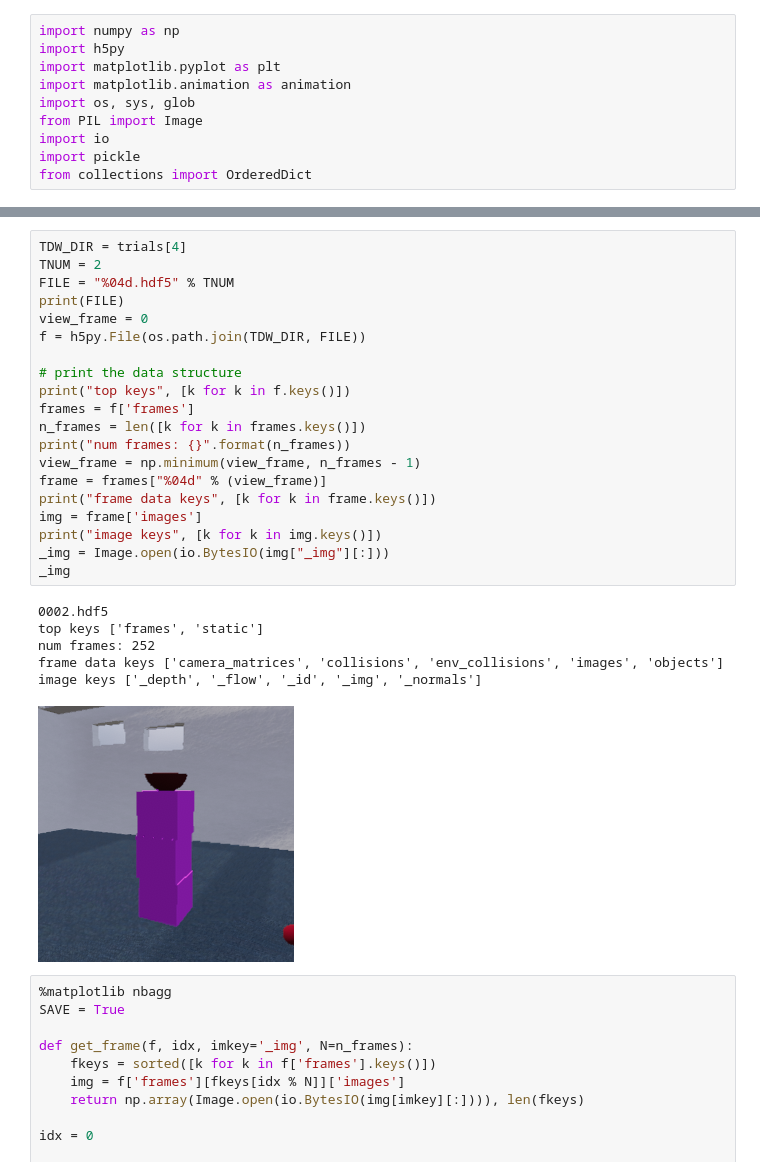
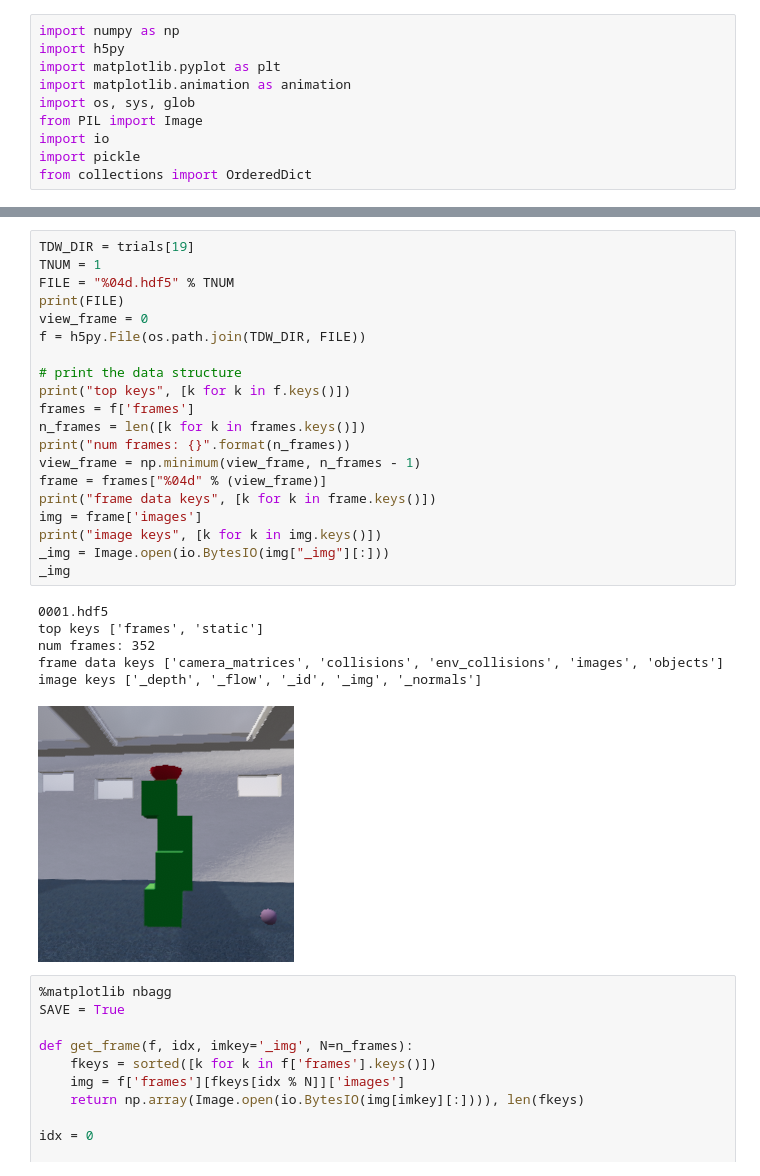
Before and after one commit to alters-mit/tdw_physics, a Jupyter notebook: notebooks/Dominoes_db011921.ipynb, the cells around one changed output, grey strips where cells are left out. Cells and saved outputs as stored; diff of their text form.

```diff
--- a/notebooks/Dominoes_db011921.ipynb
+++ b/notebooks/Dominoes_db011921.ipynb
@@ -22,30 +37,30 @@ trials
 # %%
-TDW_DIR = trials[4]
-TNUM = 2
+TDW_DIR = trials[19]
+TNUM = 1
 FILE = "%04d.hdf5" % TNUM
 print(FILE)
 view_frame = 0
 f = h5py.File(os.path.join(TDW_DIR, FILE))
 
 # print the data structure
 print("top keys", [k for k in f.keys()])
 frames = f['frames']
 n_frames = len([k for k in frames.keys()])
 print("num frames: {}".format(n_frames))
 view_frame = np.minimum(view_frame, n_frames - 1)
 frame = frames["%04d" % (view_frame)]
 print("frame data keys", [k for k in frame.keys()])
 img = frame['images']
 print("image keys", [k for k in img.keys()])
 _img = Image.open(io.BytesIO(img["_img"][:]))
 _img
 # %% [output]
-0002.hdf5
+0001.hdf5
 top keys ['frames', 'static']
-num frames: 252
+num frames: 352
 frame data keys ['camera_matrices', 'collisions', 'env_collisions', 'images', 'objects']
 image keys ['_depth', '_flow', '_id', '_img', '_normals']
-[figure, old version]
+[figure, new version]
 # %%
 %matplotlib nbagg
 SAVE = True
```
Also changed, not shown: parts of 1 cell of this notebook, 2 other files.
